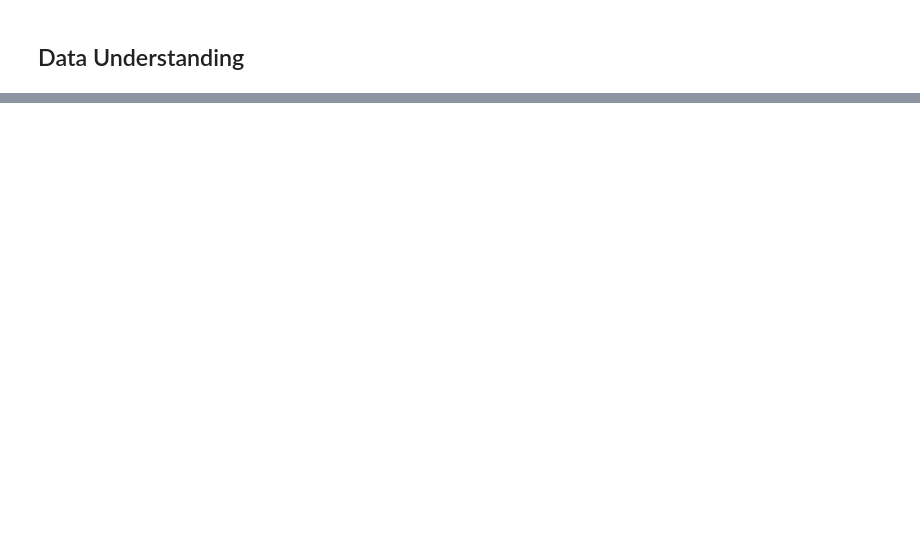
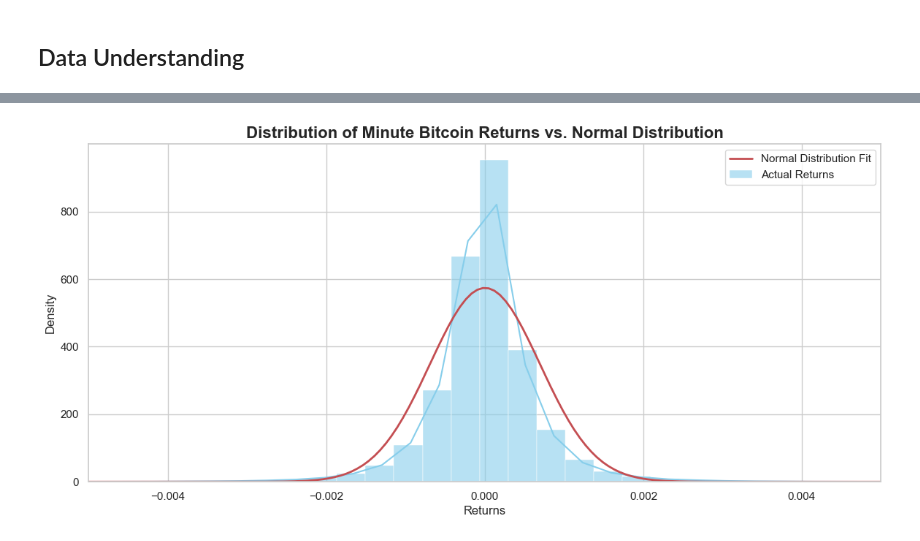
Before and after one commit to Bui-Minh-Quan/Data-Mining-Project, a Jupyter notebook: Notebooks/numerical_data_mining.ipynb, the cells around one changed output, grey strips where cells are left out. Cells and saved outputs as stored; diff of their text form; code cells hidden in the pictures; blank space fills up the shorter version.

```diff
--- a/Notebooks/numerical_data_mining.ipynb
+++ b/Notebooks/numerical_data_mining.ipynb
@@ -296,0 +270,23 @@ plt.show()
+# %%
+from scipy.stats import norm
+
+plt.figure(figsize=(14, 6))
+
+# plot the actual data histogram
+sns.histplot(df['returns'], bins=200, kde=True, stat="density", color='skyblue', label='Actual Returns', alpha=0.6)
+
+# plot the normal distribution curve
+mu, std = norm.fit(df['returns'])
+x = np.linspace(df['returns'].min(), df['returns'].max(), 1000)
+p = norm.pdf(x, mu, std)
+plt.plot(x, p, 'r', linewidth=2, label='Normal Distribution Fit')
+
+plt.xlim(-0.005, 0.005) # Focus on central part
+
+plt.title('Distribution of Minute Bitcoin Returns vs. Normal Distribution', fontsize=16, weight='bold')
+plt.xlabel('Returns')
+plt.ylabel('Density')
+plt.legend()
+plt.show()
+# %% [output]
+[figure, added]
```
Also changed, not shown: parts of 28 cells of this notebook.
